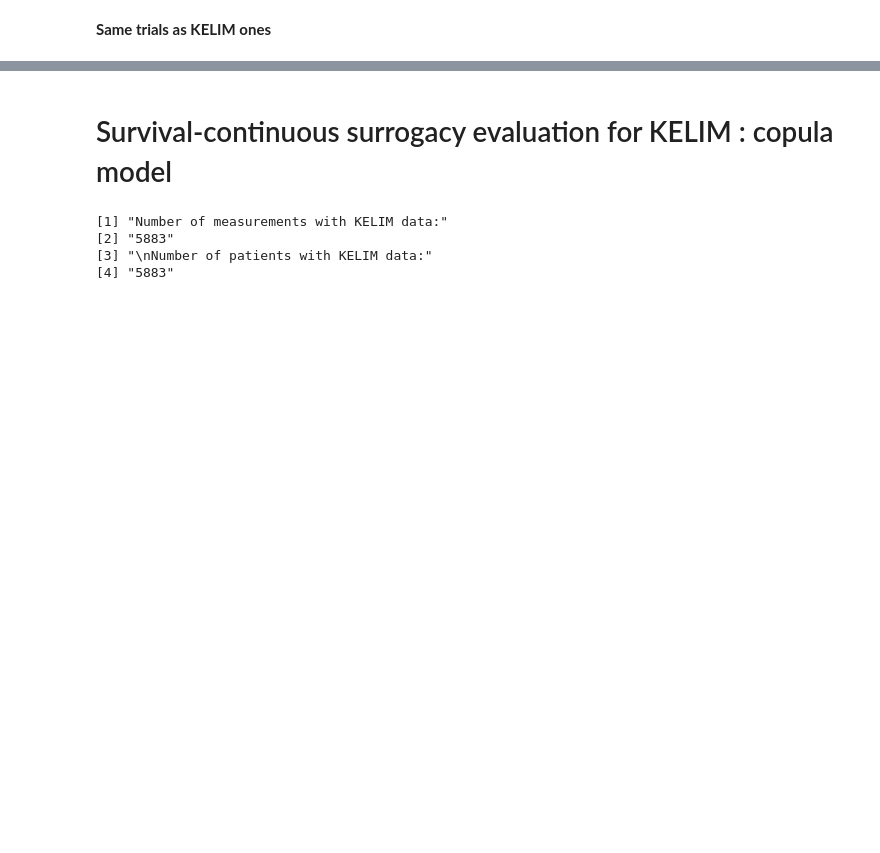
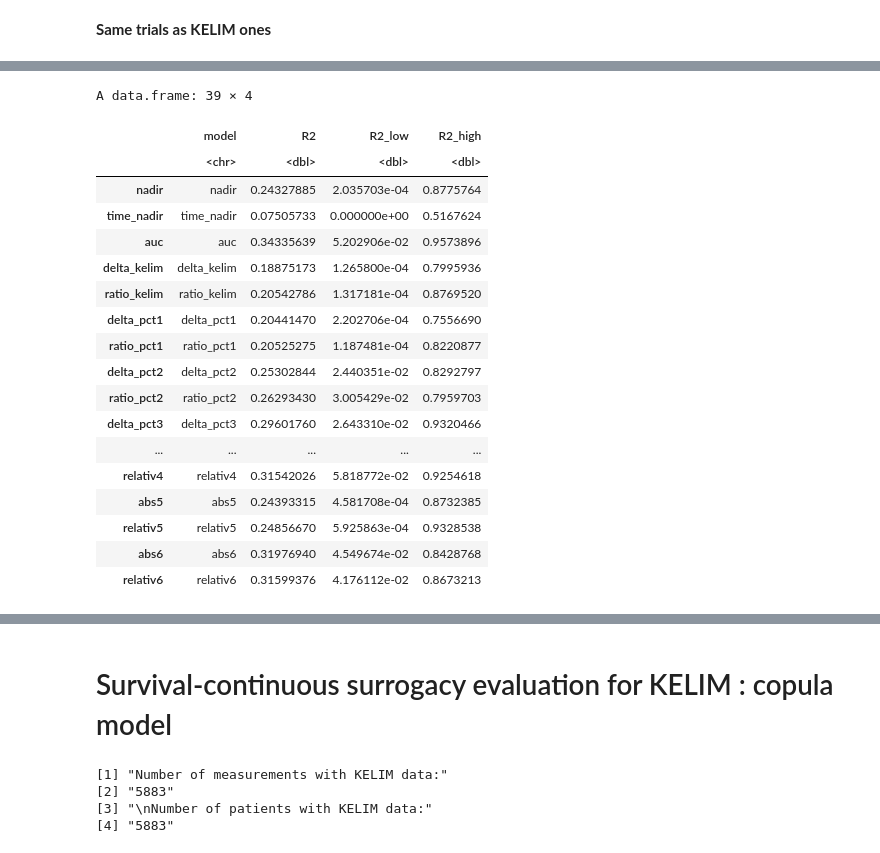
Before and after one commit to Kodro23/Surrogacy_evaluation_CA125, a Jupyter notebook: notebooks/Surrogacy_evaluation_of_CA125_lcmm.ipynb, the cells around one changed output, grey strips where cells are left out. Cells and saved outputs as stored; diff of their text form; code cells hidden in the pictures; blank space fills up the shorter version.

```diff
--- a/notebooks/Surrogacy_evaluation_of_CA125_lcmm.ipynb
+++ b/notebooks/Surrogacy_evaluation_of_CA125_lcmm.ipynb
@@ -1362,32 +1238,24 @@ boot_summary2
 # %% [markdown]
 **Same trials as KELIM ones**
 # %%
+
 #Boostrap for r2 CI
 set.seed(123)
-
-B <- 2000
 n <- nrow(trial_results[-c(1,3,4,8,13), ])
 
-boot_r2 <- matrix(NA, nrow = B, ncol = 23)
-colnames(boot_r2) <- c("nadir","time_nadir","auc","beta_kelim", "delta_kelim","pct1","pct2","pct3", "pct4", "pct5","pct6",
-                       "slope1","slope2","slope3","slope4", "slope5","slope6",
-                       "abs1","abs2","abs3","abs4","abs5","abs6")
+boot_r2 <- matrix(NA_real_, nrow = B, ncol = length(model_formulas))
+colnames(boot_r2) <- names(model_formulas)
 
-for (b in 1:B) {
-
-  idx <- sample(1:n, size = n, replace = TRUE)
-  data_b <- trial_results[-c(1,3,4,8,13), ][idx, ]
-
-  boot_r2[b, ] <- get_r2_models(data=data_b)
+for (b in seq_len(B)) {
+  idx <- sample.int(n,size = n,replace = TRUE)
+  data_b <- trial_results_ [-c(1,3,4,8,13), ][idx, ]
+  boot_r2[b, ] <- get_r2_models(data_b)
 }
 boot_summary3 <- data.frame(
   model = colnames(boot_r2),
-
-  R2 = apply(boot_r2, 2, mean, na.rm = TRUE),
-
-  R2_low = apply(boot_r2, 2, quantile, 0.025, na.rm = TRUE),
-
-  R2_high = apply(boot_r2, 2, quantile, 0.975, na.rm = TRUE)
+  R2 = colMeans(boot_r2,na.rm = TRUE),
+  R2_low = apply(boot_r2,2,quantile,probs = 0.025,na.rm = TRUE),
+  R2_high = apply(boot_r2,2,quantile,probs = 0.975,na.rm = TRUE)
 )
-
 boot_summary3
+# %% [output]
@@ -1394,2 +1268,21 @@ boot_summary3
+A data.frame: 39 × 4
+|  | model | R2 | R2_low | R2_high |
+|  | <chr> | <dbl> | <dbl> | <dbl> |
+| nadir | nadir | 0.24327885 | 2.035703e-04 | 0.8775764 |
+| time_nadir | time_nadir | 0.07505733 | 0.000000e+00 | 0.5167624 |
+| auc | auc | 0.34335639 | 5.202906e-02 | 0.9573896 |
+| delta_kelim | delta_kelim | 0.18875173 | 1.265800e-04 | 0.7995936 |
+| ratio_kelim | ratio_kelim | 0.20542786 | 1.317181e-04 | 0.8769520 |
+| delta_pct1 | delta_pct1 | 0.20441470 | 2.202706e-04 | 0.7556690 |
+| ratio_pct1 | ratio_pct1 | 0.20525275 | 1.187481e-04 | 0.8220877 |
+| delta_pct2 | delta_pct2 | 0.25302844 | 2.440351e-02 | 0.8292797 |
+| ratio_pct2 | ratio_pct2 | 0.26293430 | 3.005429e-02 | 0.7959703 |
+| delta_pct3 | delta_pct3 | 0.29601760 | 2.643310e-02 | 0.9320466 |
+| ... | ... | ... | ... | ... |
+| relativ4 | relativ4 | 0.31542026 | 5.818772e-02 | 0.9254618 |
+| abs5 | abs5 | 0.24393315 | 4.581708e-04 | 0.8732385 |
+| relativ5 | relativ5 | 0.24856670 | 5.925863e-04 | 0.9328538 |
+| abs6 | abs6 | 0.31976940 | 4.549674e-02 | 0.8428768 |
+| relativ6 | relativ6 | 0.31599376 | 4.176112e-02 | 0.8673213 |
 # %%
 ggplot(rbind(
```
Also changed, not shown: parts of 55 cells of this notebook.
